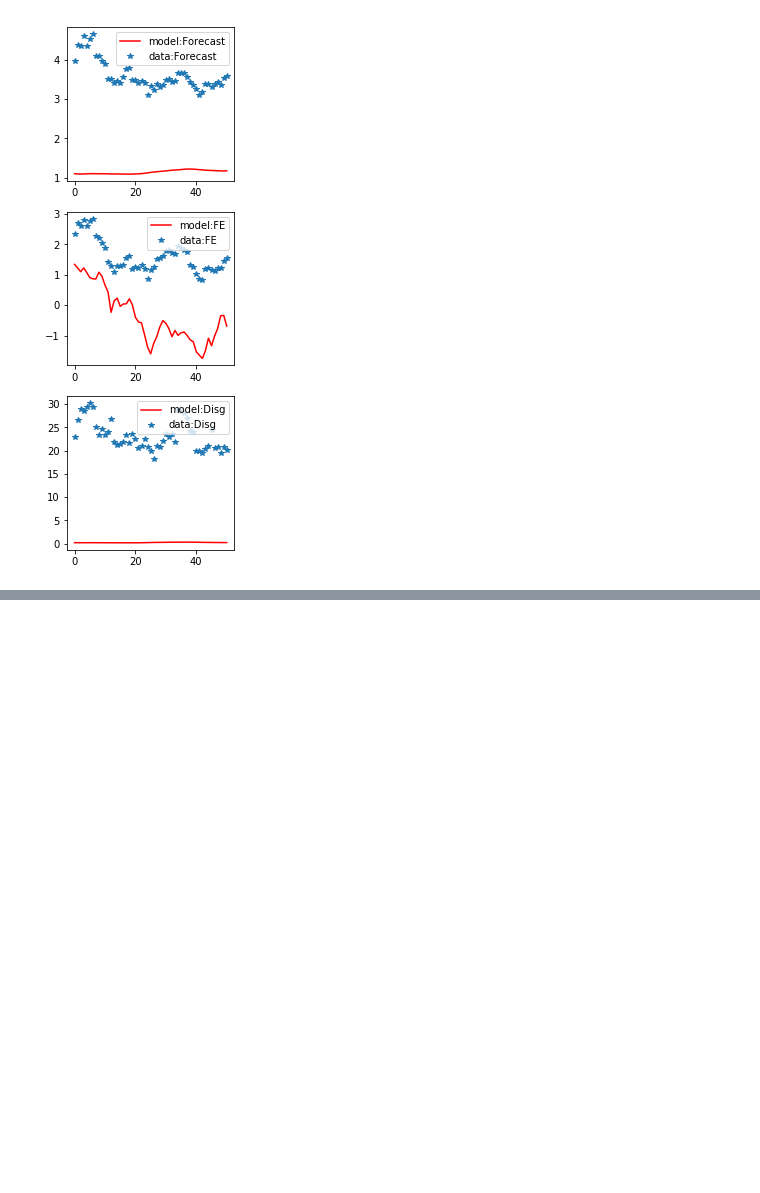
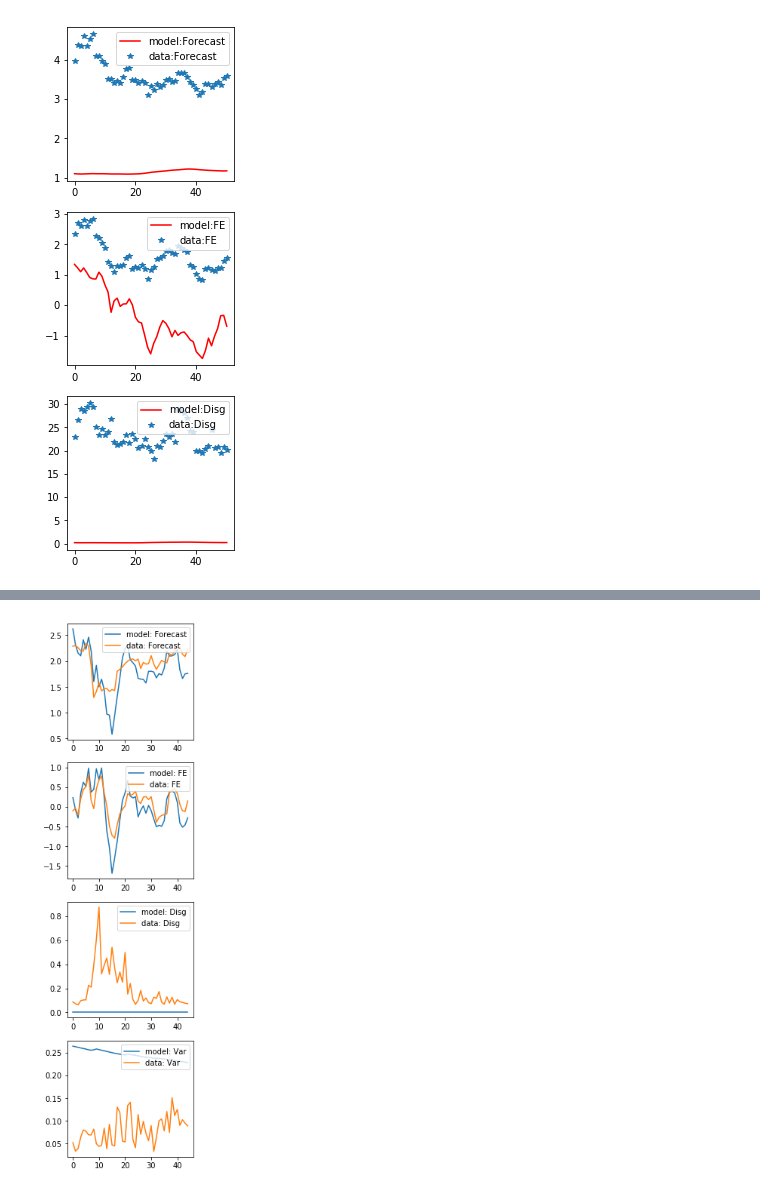
Before and after one commit to TaoWangEcon/ExpProject, a Jupyter notebook: workingfolder/python/DoEstimationWithData.ipynb, the cells around one changed output, grey strips where cells are left out. Saved outputs shown, nothing was run; the diff lists cells and outputs as text; code cells hidden in the pictures; blank space fills up the shorter version.

```diff
--- a/workingfolder/python/DoEstimationWithData.ipynb
+++ b/workingfolder/python/DoEstimationWithData.ipynb
@@ -348,0 +346,24 @@ print(str(sigmas_est_SCE))
+# %%
+### Estimate of Parameter Learning for SPF
+
+real_time = np.array(SPF_est['RTCPI'])
+data_moms_dct = data_moms_dct_SPF
+
+process_paraQ_est = {'rho':rhoQ_est,
+                    'sigma':sigmaQ_est}
+
+PL_model = pl(real_time = real_time,
+              history = history_Q,
+              process_para = process_paraQ_est,
+              moments = ['Forecast','FE','Disg','Var'])
+
+PL_model.GetRealization(realized_CPIC)
+PL_model.LearnParameters()
+moms_pl_sim = PL_model.Forecaster()
+PL_model.GetDataMoments(data_moms_dct)
+# %%
+pl_plot = ForecastPlotDiag(moms_pl_sim,
+                           data_moms_dct,
+                           legends=['model','data'])
+# %% [output]
+[figure, added]
```
Also changed, not shown: parts of 21 cells of this notebook, 6 other files.
